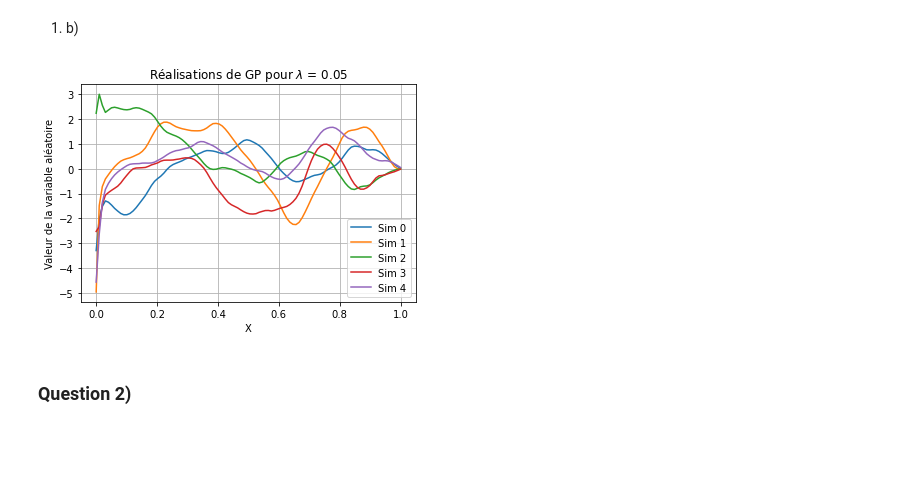
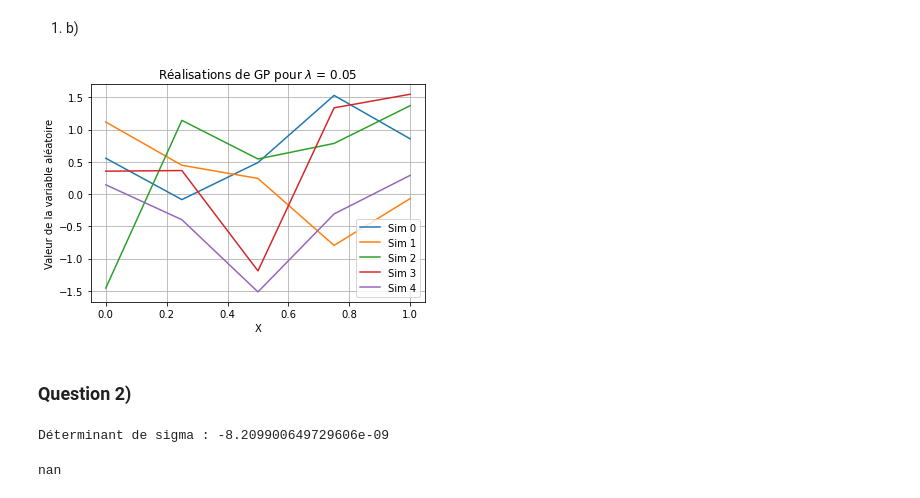
Before and after one commit to arthurviens/Estimation_GaussianProcess_MCMC_Project, a Jupyter notebook: prob2/pb2.ipynb, the cells around one changed output. Drawn from its saved outputs; the diff is of its cells as text; code cells hidden in the pictures; blank space fills up the shorter version.

```diff
--- a/prob2/pb2.ipynb
+++ b/prob2/pb2.ipynb
@@ -10,8 +11,8 @@ from utils import *
 # %% [markdown]
 ## Définition des paramètres
 # %%
-N = 100
+N = 5
 X = np.linspace(0, 1, N)
-lbda = 1
+lbda = 0.05
 X[:10]
 # %% [output]
@@ -55,8 +42,7 @@ def simulGP(X, N, lbda):
 # %%
-lbda=0.05
-simulGP(X, N, lbda)
+simulGP_gauss(X, N, lbda)
 # %% [output]
-[figure, old version]
+[figure, new version]
 # %% [markdown]
 ### Question 2)
 # %%
@@ -65,0 +52,23 @@ z = np.sin((4 * np.pi) * X)
+# %%
+def neglikelihood(Z, lbda):
+    sigma = sigmaKov(Z, lbda, kov)
+    d = len(Z)
+    Z = Z.reshape(1, d)
+    #print(f"Z : {Z}")
+    Zt = Z.T
+    #print(f"Zt : {Zt}")
+    a = d * np.log(2 * np.pi)
+    #print(f"a = {a}")
+    detsig = np.linalg.det(sigma)
+    print(f"Déterminant de sigma : {detsig}")
+    invsig = np.linalg.inv(sigma)
+    b = 0.5 * np.log(detsig)
+    #print(f"b = {b} : 0.5 * np.log(np.linalg.det(sigma)) with detsig = {detsig}")
+    c = (0.5 * Z @ invsig @ Zt).flatten()[0]
+    return a + b + c
+
+
+neglikelihood(Z, lbda)
+# %% [output]
+Déterminant de sigma : -8.209900649729606e-09
+nan
```
Also changed, not shown: parts of 5 cells of this notebook, 1 other file.
